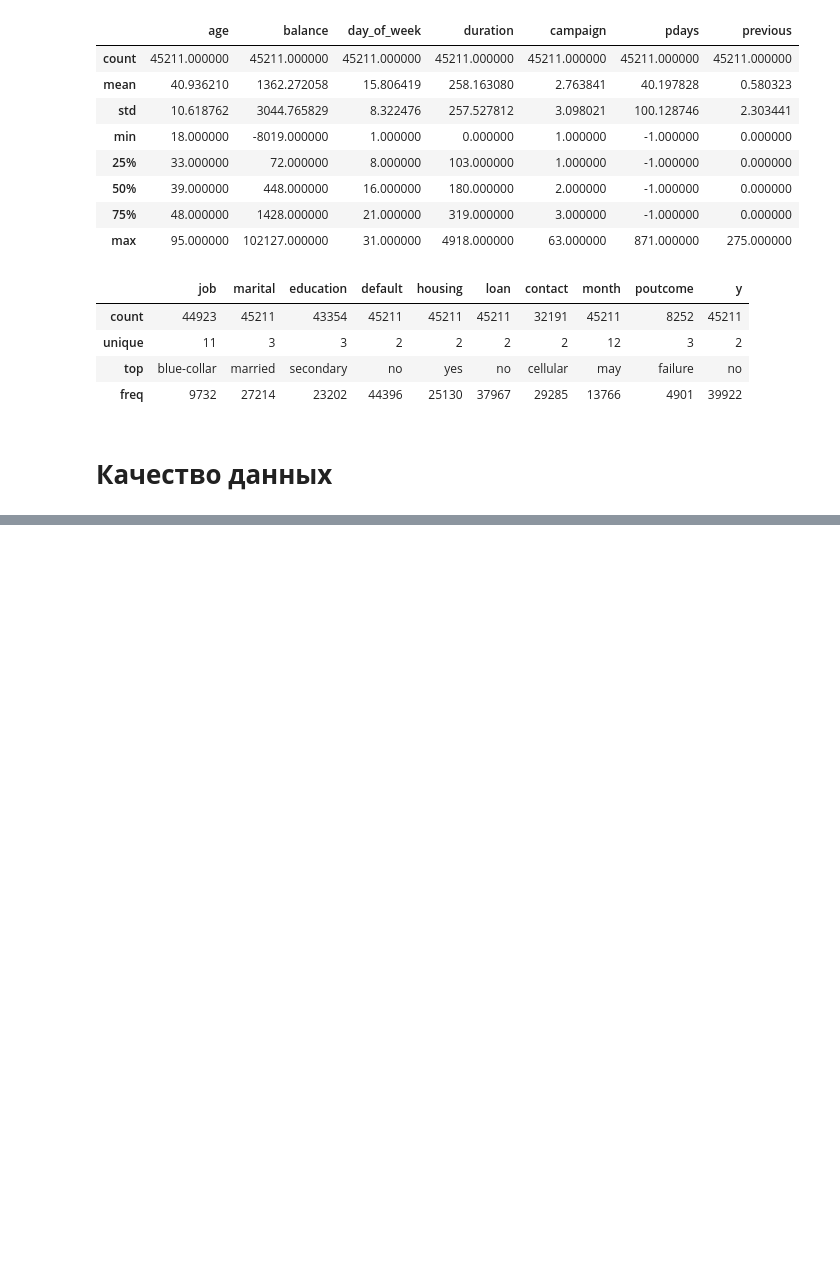
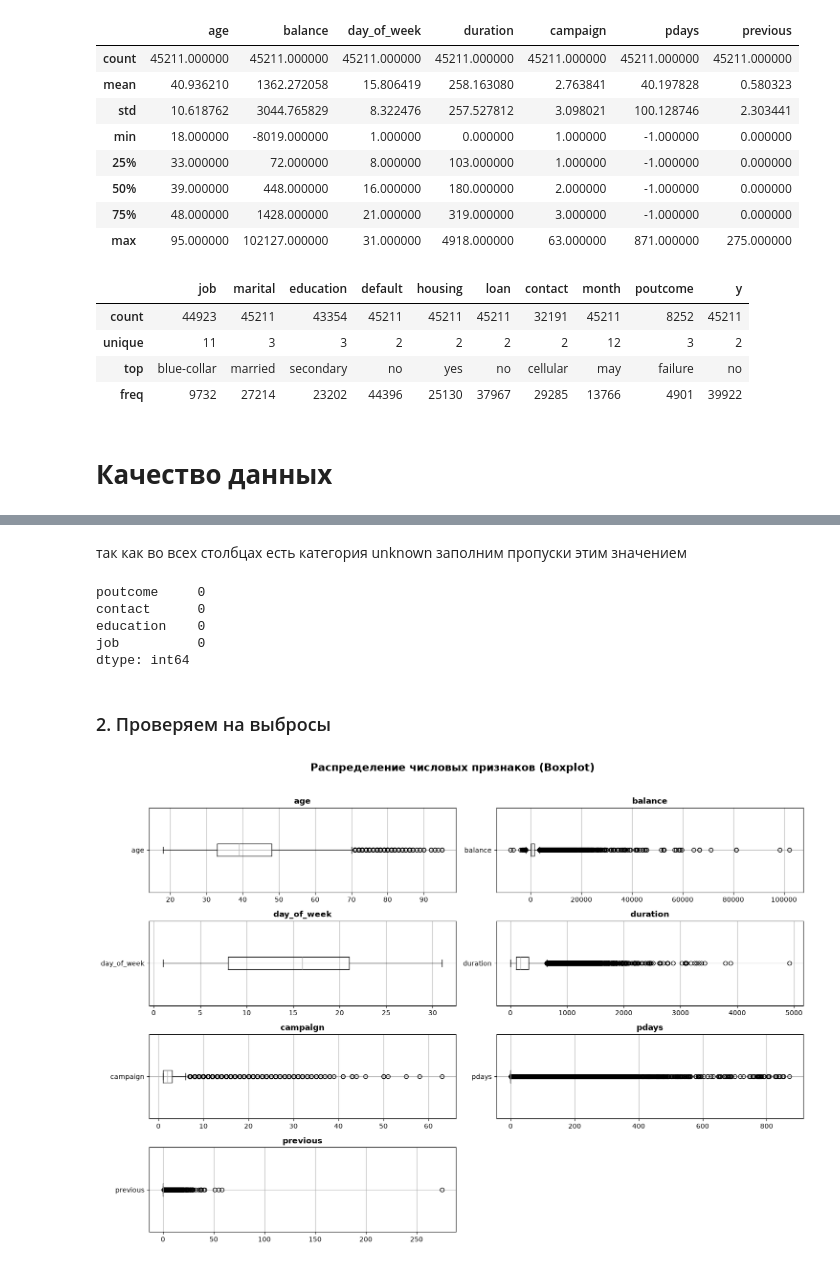
Before and after one commit to RafaelPozoyan/UrFU_project, a Jupyter notebook: eda_shtukin_i_v.ipynb, the cells around one changed output, grey strips where cells are left out. Drawn from its saved outputs; the diff is of its cells as text; code cells hidden in the pictures; blank space fills up the shorter version.

```diff
--- a/eda_shtukin_i_v.ipynb
+++ b/eda_shtukin_i_v.ipynb
@@ -173,0 +190,36 @@ df.describe(include='str')
+# %% [markdown]
+так как во всех столбцах есть категория unknown заполним пропуски этим значением
+# %%
+df[df['poutcome'].isna()]
+df['poutcome'] = df['poutcome'].fillna('unknown')
+df['contact'] = df['contact'].fillna('unknown')
+df['education'] = df['education'].fillna('unknown')
+df['job'] = df['job'].fillna('unknown')
+# %%
+mis_count = df[['poutcome','contact','education','job']].isna().sum()
+mis_count
+# %% [output]
+poutcome     0
+contact      0
+education    0
+job          0
+dtype: int64
+# %% [markdown]
+### 2. Проверяем на выбросы
+# %%
+int_cols = ['age',	'balance',	'day_of_week',	'duration',	'campaign',	'pdays',	'previous']
+fig,axes = plt.subplots(4,2,figsize=(15,10))
+axes = axes.flatten()
+axes[-1].set_visible(False)
+
+for idx, col in enumerate(int_cols):
+    ax = axes[idx]
+    df.boxplot(column=col, ax=ax, vert=False)
+    ax.set_title(col,fontsize=12,fontweight='bold')
+    ax.set_xlabel('')
+
+plt.suptitle('Распределение числовых признаков (Boxplot)', fontsize=16, fontweight='bold',y=1.02)
+plt.tight_layout()
+plt.show()
+# %% [output]
+[figure, added]
```
Also changed, not shown: parts of 6 cells of this notebook.
